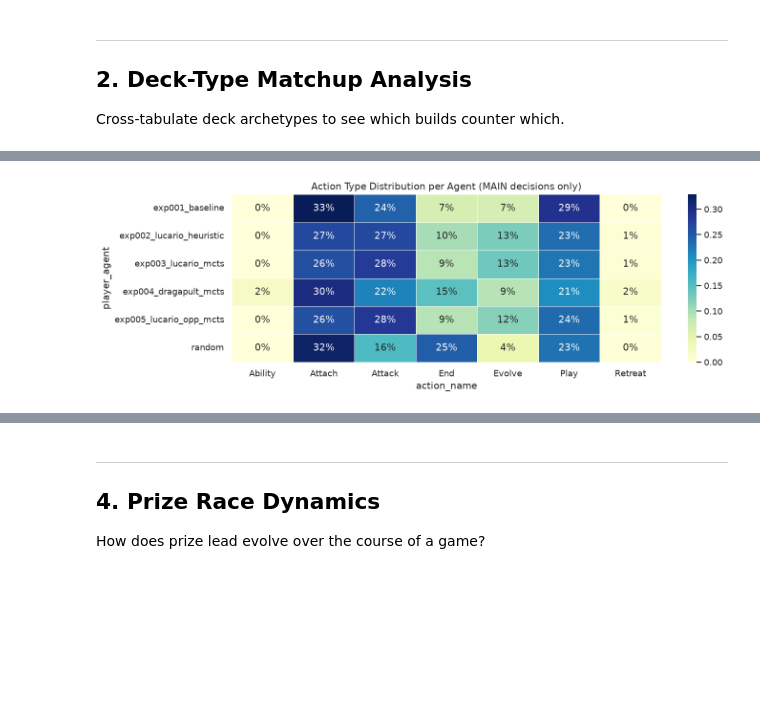
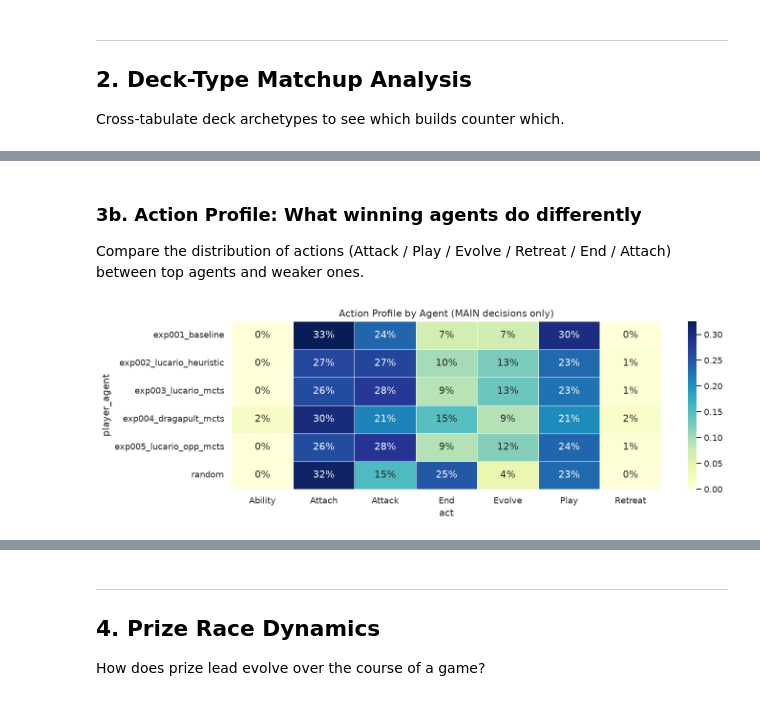
Before and after one commit to RickArko/kcom-pokemon, a Jupyter notebook: notebooks/match_analysis.ipynb, the cells around one changed output, grey strips where cells are left out. Saved outputs shown, nothing was run; the diff lists cells and outputs as text; code cells hidden in the pictures; blank space fills up the shorter version.

```diff
--- a/notebooks/match_analysis.ipynb
+++ b/notebooks/match_analysis.ipynb
@@ -18,7 +17,12 @@ import seaborn as sns
 
 sns.set_theme(style="whitegrid")
 plt.rcParams["figure.dpi"] = 120
+plt.rcParams["figure.max_open_warning"] = 0
 
 DATA = Path("data/matches/aggregated")
+
+OPT_NAMES = {7: "Play", 8: "Attach", 9: "Evolve", 10: "Ability",
+             12: "Retreat", 13: "Attack", 14: "End"}
+SEL_NAMES = {0: "MAIN", 1: "CARD", 4: "ENERGY", 8: "COUNT", 9: "YESNO"}
 # %%
 try:
@@ -37,3 +39,20 @@ except FileNotFoundError:
 results: 1800 matches
 frames:  15413 decision points
 turns:   4908 turn-rows
+# %%
+# Shared prep
+if results is not None:
+    clean = results[results["winner"].isin([0, 1])].copy()
+    clean["match_id"] = clean["match_id"].astype(str)
+    wins_map = clean.set_index("match_id")["winner"].to_dict()
+
+    f = frames.merge(clean[["match_id", "agent0", "agent1", "arch0", "arch1"]],
+                     on="match_id", how="inner")
+    f["player_agent"] = np.where(f["player"] == 0, f["agent0"], f["agent1"])
+    f["act"] = f["chosen_type"].map(OPT_NAMES).fillna("Other")
+    f["winner"] = f["match_id"].map(wins_map)
+    f["agent_won"] = (f["player"] == f["winner"]).astype(int)
+
+    main = f[f["select_type"] == 0].copy()
+    print(f"MAIN decisions: {len(main)}")
+    print(f"Agents: {sorted(main['player_agent'].unique())}")
@@ -194,16 +174,16 @@ if frames is not None:
+# %% [markdown]
+### 3b. Action Profile: What winning agents do differently
+
+Compare the distribution of actions (Attack / Play / Evolve / Retreat / End / Attach) between top agents and weaker ones.
 # %%
-if frames is not None and results is not None:
-    f = frames.merge(results[["match_id", "agent0", "agent1"]], on="match_id", how="left")
-    f["player_agent"] = np.where(f["player"] == 0, f["agent0"], f["agent1"])
+if 'main' in dir():
+    profile = main.groupby(["player_agent", "act"]).size().unstack(fill_value=0)
+    profile_pct = profile.div(profile.sum(axis=1), axis=0)
 
-    main_actions = f[f["select_type"] == 0]
-    action_by_agent = main_actions.groupby(["player_agent", "action_name"]).size().unstack(fill_value=0)
-    action_pct = action_by_agent.div(action_by_agent.sum(axis=1), axis=0)
-
-    plt.figure(figsize=(12, max(4, len(action_pct) * 0.4)))
-    sns.heatmap(action_pct, annot=True, fmt=".0%", cmap="YlGnBu", linewidths=0.5)
-    plt.title("Action Type Distribution per Agent (MAIN decisions only)")
+    plt.figure(figsize=(12, max(4, len(profile_pct) * 0.5)))
+    sns.heatmap(profile_pct, annot=True, fmt=".0%", cmap="YlGnBu", linewidths=0.5)
+    plt.title("Action Profile by Agent (MAIN decisions only)")
     plt.tight_layout()
     plt.show()
 # %% [output]
-[figure, old version]
+[figure, new version]
```
Also changed, not shown: parts of 41 cells of this notebook, 1 other file.
